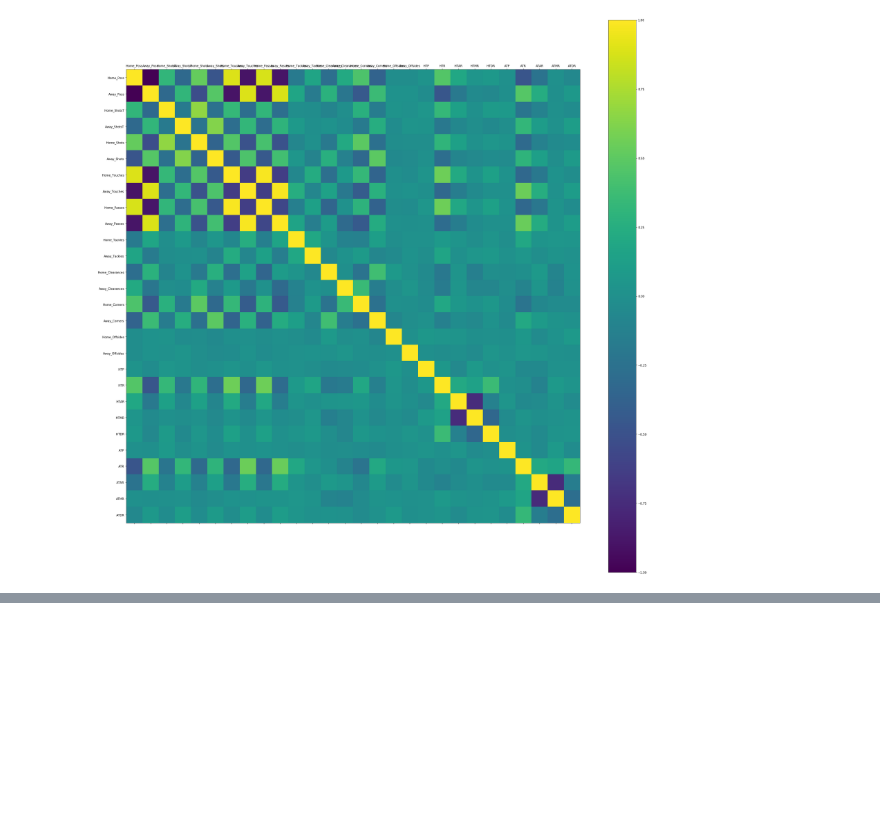
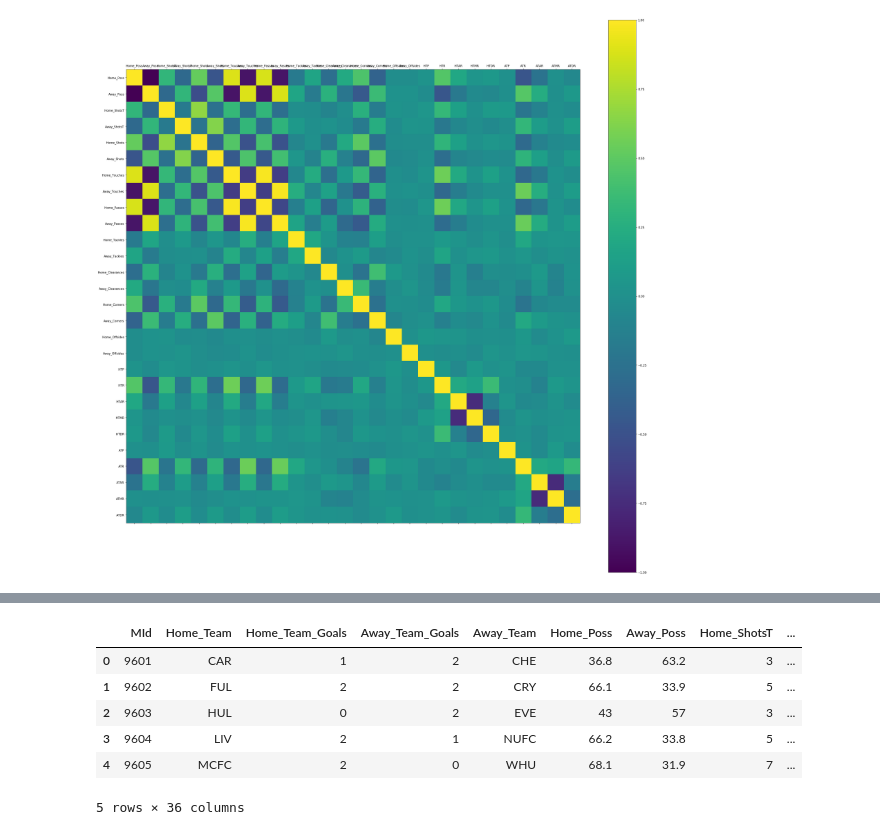
Before and after one commit to shriya17/Prolego, a Jupyter notebook: Analysis/Untitled1.ipynb, the cells around one changed output, grey strips where cells are left out. Cells and saved outputs as stored; diff of their text form; code cells hidden in the pictures; blank space fills up the shorter version.

```diff
--- a/Analysis/Untitled1.ipynb
+++ b/Analysis/Untitled1.ipynb
@@ -85,0 +116,14 @@ plt.show()
+# %%
+df['Winning_Team'] = 0
+df.loc[df.Home_Team_Goals == df.Away_Team_Goals,'Winning_Team'] = 0
+df.loc[df.Home_Team_Goals > df.Away_Team_Goals,'Winning_Team'] = 1
+df.loc[df.Home_Team_Goals < df.Away_Team_Goals,'Winning_Team'] = 2
+df.head()
+# %% [output]
+|  | MId | Home_Team | Home_Team_Goals | Away_Team_Goals | Away_Team | Home_Poss | Away_Poss | Home_ShotsT | ... |
+| 0 | 9601 | CAR | 1 | 2 | CHE | 36.8 | 63.2 | 3 | ... |
+| 1 | 9602 | FUL | 2 | 2 | CRY | 66.1 | 33.9 | 5 | ... |
+| 2 | 9603 | HUL | 0 | 2 | EVE | 43 | 57 | 3 | ... |
+| 3 | 9604 | LIV | 2 | 1 | NUFC | 66.2 | 33.8 | 5 | ... |
+| 4 | 9605 | MCFC | 2 | 0 | WHU | 68.1 | 31.9 | 7 | ... |
+5 rows × 36 columns
```
Also changed, not shown: parts of 19 cells of this notebook.
